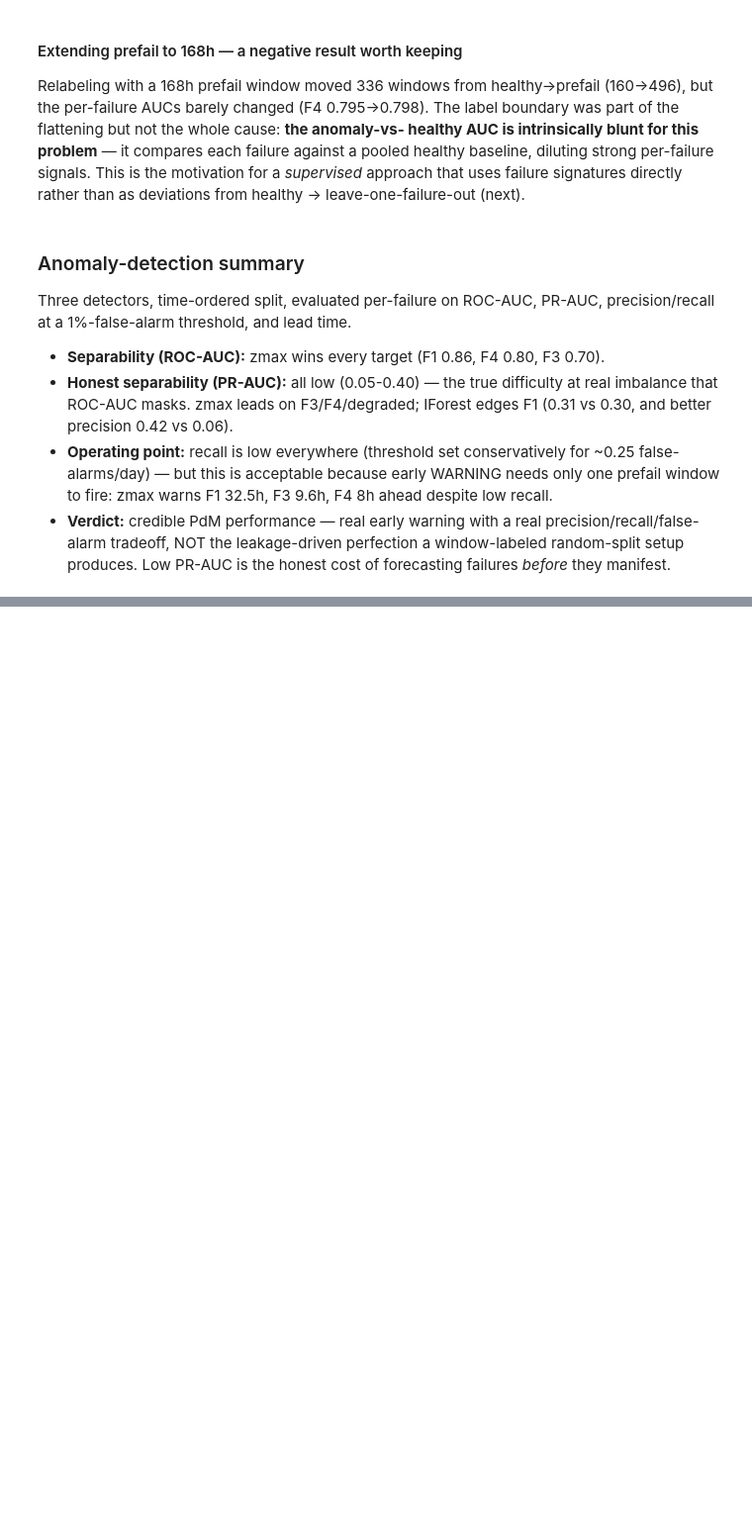
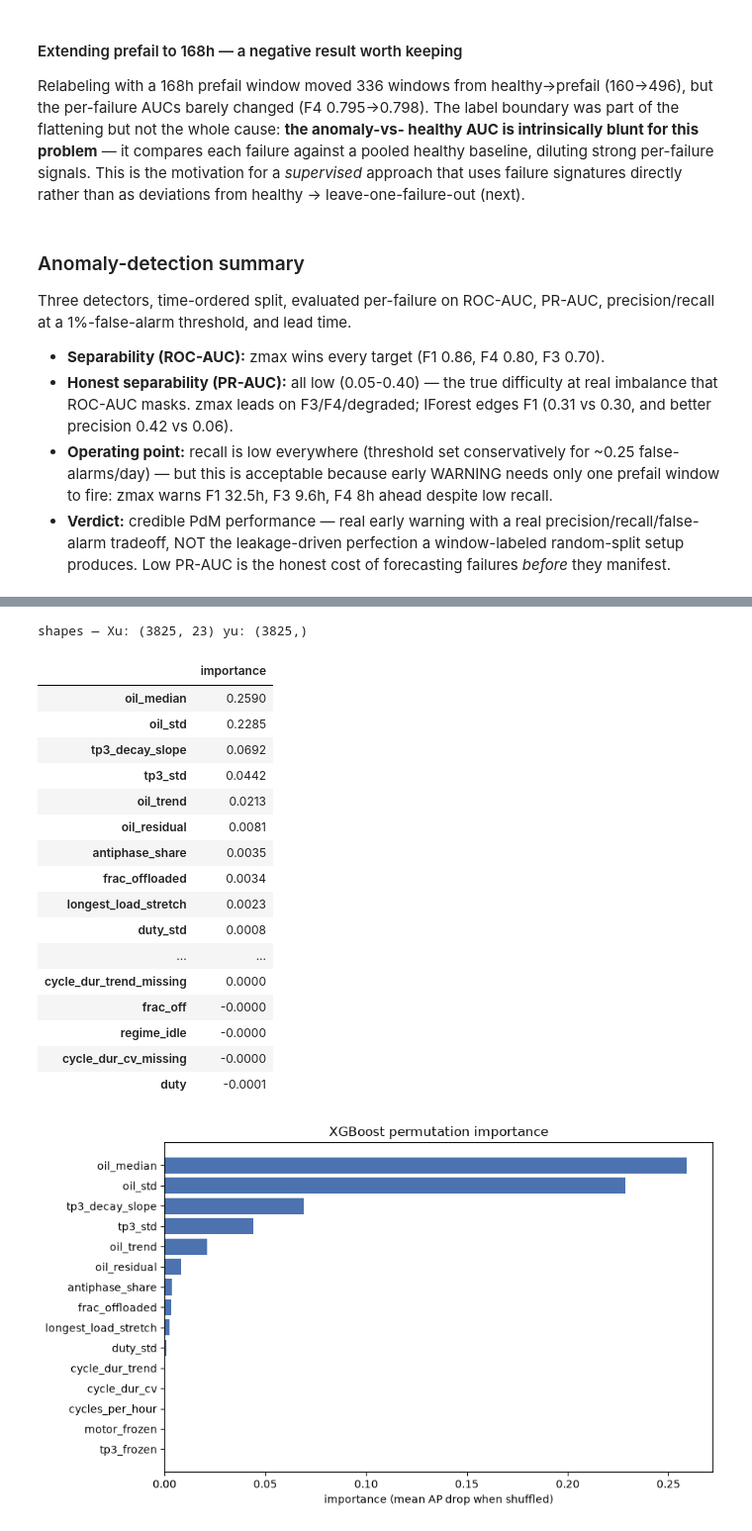
Before and after one commit to Rom5Leo/FAHM_Project, a Jupyter notebook: notebooks/05_modeling.ipynb, the cells around one changed output, grey strips where cells are left out. Shown at 99% size. Saved outputs shown, nothing was run; the diff lists cells and outputs as text; code cells hidden in the pictures; blank space fills up the shorter version.

```diff
--- a/notebooks/05_modeling.ipynb
+++ b/notebooks/05_modeling.ipynb
@@ -422,0 +594,24 @@ final report's honesty.
+# %%
+imp = mdl.xgb_permutation_importance(X, feats, fw)
+display(imp.round(4).to_frame("importance"))
+fig = mdl.plot_importance(imp, "XGBoost permutation importance", top=15)
+# %% [output]
+shapes — Xu: (3825, 23) yu: (3825,)
+|  | importance |
+| oil_median | 0.2590 |
+| oil_std | 0.2285 |
+| tp3_decay_slope | 0.0692 |
+| tp3_std | 0.0442 |
+| oil_trend | 0.0213 |
+| oil_residual | 0.0081 |
+| antiphase_share | 0.0035 |
+| frac_offloaded | 0.0034 |
+| longest_load_stretch | 0.0023 |
+| duty_std | 0.0008 |
+| ... | ... |
+| cycle_dur_trend_missing | 0.0000 |
+| frac_off | -0.0000 |
+| regime_idle | -0.0000 |
+| cycle_dur_cv_missing | -0.0000 |
+| duty | -0.0001 |
+[figure, added]
```
Also changed, not shown: parts of 50 cells of this notebook, 3 other files.
